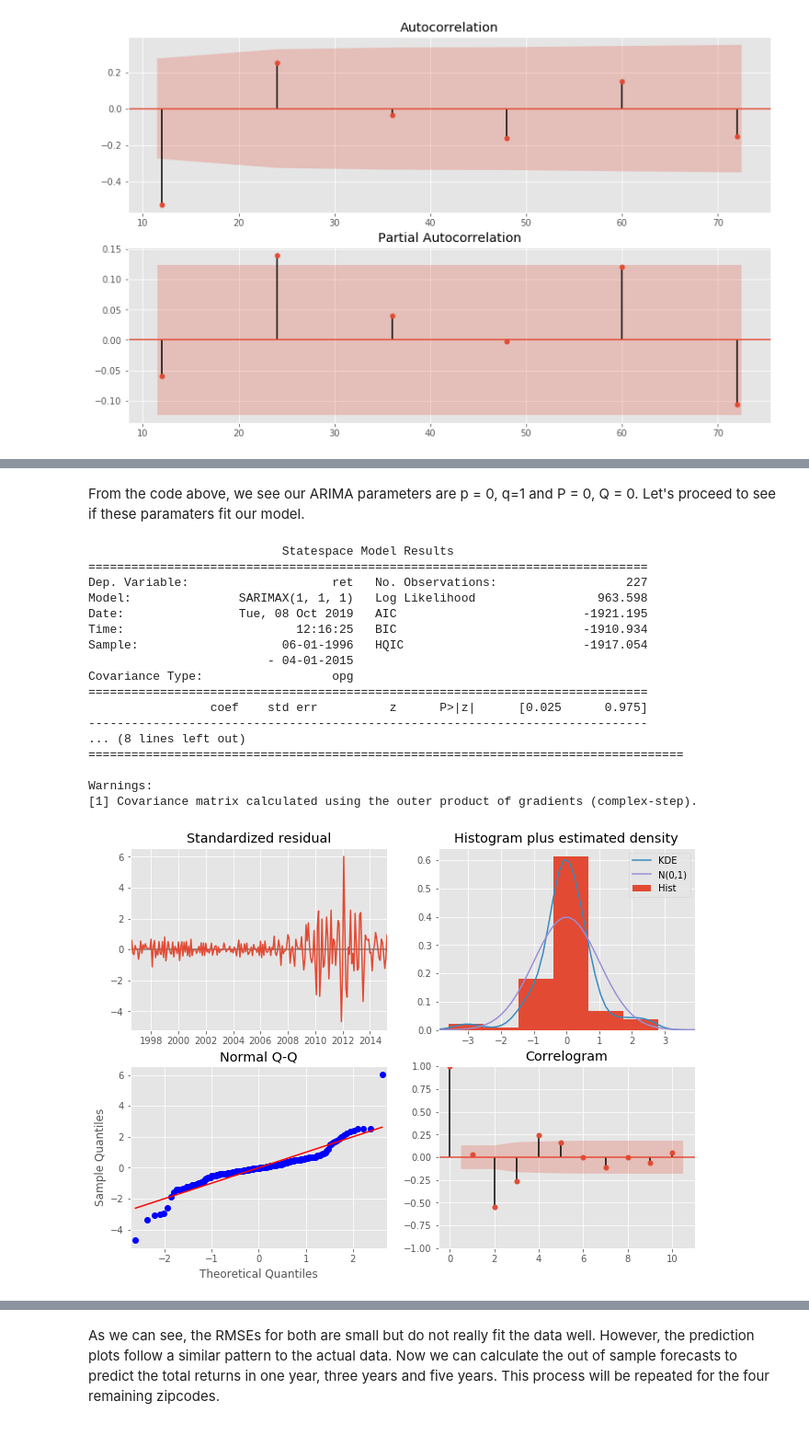
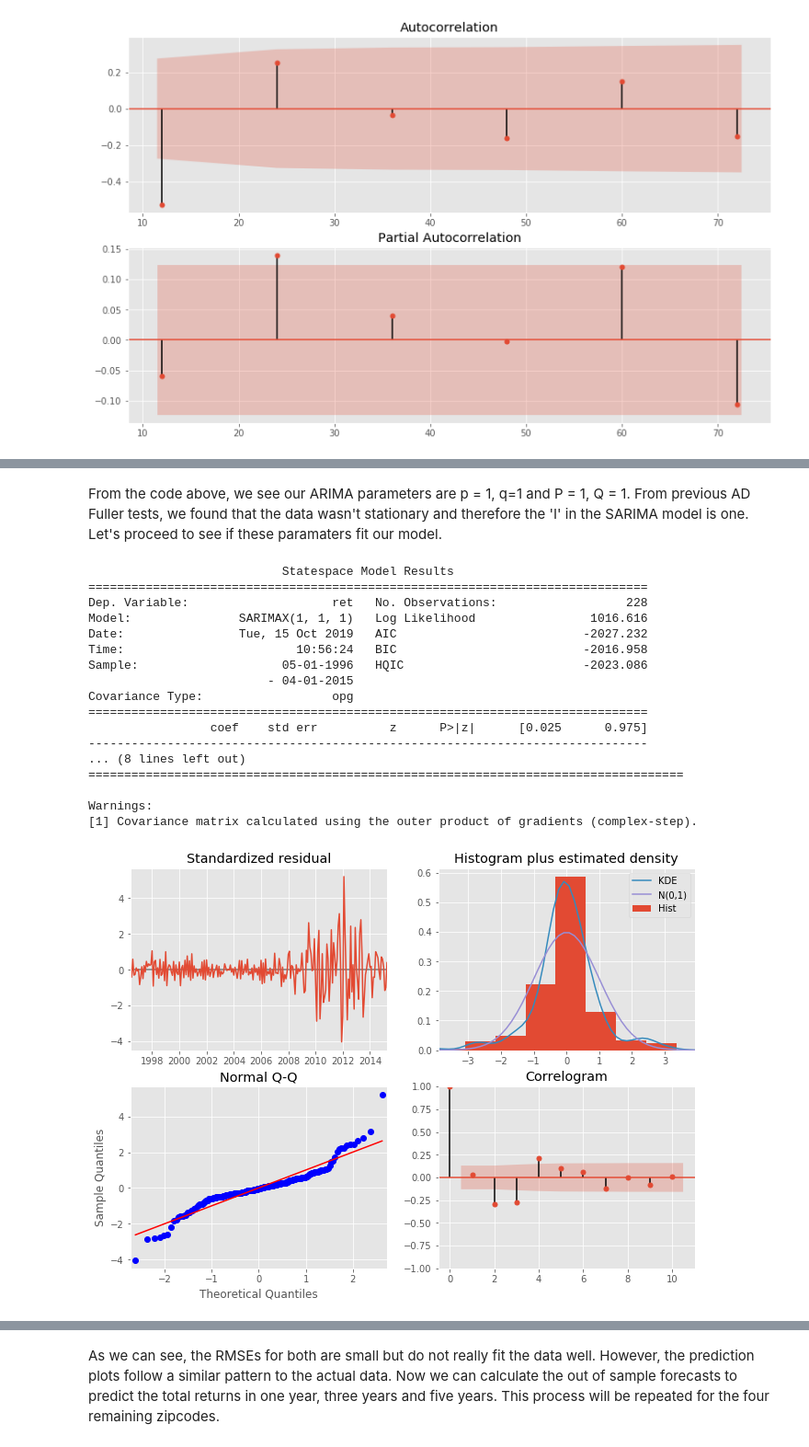
Before and after one commit to callRoko/dsc-mod-4-project-online-ds-pt-041519, a Jupyter notebook: student.ipynb, the cells around one changed output, grey strips where cells are left out. Shown at 92% size. Drawn from its saved outputs; the diff is of its cells as text; code cells hidden in the pictures.

```diff
--- a/student.ipynb
+++ b/student.ipynb
@@ -313,3 +333,7 @@ for i in range(5):
 [figure]
 # %% [markdown]
 The graph above shows the prices are about the same for the 22 year period and I can see that the housing trends for Portland (97233) and Parkland(98444) got higher and fell around the time of the great housing crash and recession of 2009. There is a bit of the a dip in the Greeley(80631) trend around the time of the housing crash.
+# %%
+for i in range(len(dfs_ts)):
+    print(f'Value descriptive statistics for zipcode {dfs_ts[i].RegionName[0]}:')
+    print(f'{dfs_ts[i].value.describe()}\n')
@@ -507,2 +642,2 @@ Name: 40, dtype: object
 # %% [markdown]
-From the code above, we see our ARIMA parameters are p = 0, q=1 and P = 0, Q = 0. Let's proceed to see if these paramaters fit our model.
+From the code above, we see our ARIMA parameters are p = 1, q=1 and P = 1, Q = 1. From previous AD Fuller tests, we found that the data wasn't stationary and therefore the 'I' in the SARIMA model is one. Let's proceed to see if these paramaters fit our model.
@@ -509,24 +653,24 @@ From the code above, we see our ARIMA parameters are p = 0, q=1 and P = 0, Q = 0
 # %%
 # fit SARIMA model
 pdq = (1,1,1)
-pdqs = (0,0,0,12)
-train, test, results = model_fit(TS_80631d, pdq=pdq, pdqs=pdqs)
+pdqs = (1,1,1,12)
+train, test, results = model_fit(TS_80631, pdq=pdq, pdqs=pdqs)
 # %% [output]
                            Statespace Model Results
 ==============================================================================
-Dep. Variable:                    ret   No. Observations:                  227
-Model:               SARIMAX(1, 1, 1)   Log Likelihood                 963.598
-Date:                Tue, 08 Oct 2019   AIC                          -1921.195
-Time:                        12:16:25   BIC                          -1910.934
-Sample:                    06-01-1996   HQIC                         -1917.054
+Dep. Variable:                    ret   No. Observations:                  228
+Model:               SARIMAX(1, 1, 1)   Log Likelihood                1016.616
+Date:                Tue, 15 Oct 2019   AIC                          -2027.232
+Time:                        10:56:24   BIC                          -2016.958
+Sample:                    05-01-1996   HQIC                         -2023.086
                          - 04-01-2015
 Covariance Type:                  opg
 ==============================================================================
                  coef    std err          z      P>|z|      [0.025      0.975]
 ------------------------------------------------------------------------------
 ... (8 lines left out)
 ===================================================================================
 
 Warnings:
 [1] Covariance matrix calculated using the outer product of gradients (complex-step).
-[figure, old version]
+[figure, new version]
```
Also changed, not shown: parts of 95 cells of this notebook.
